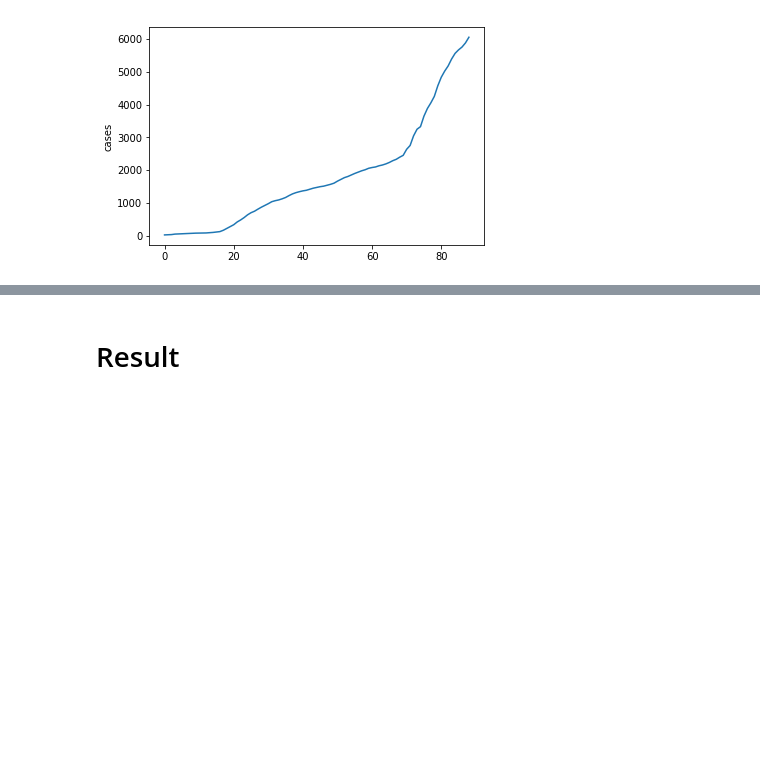
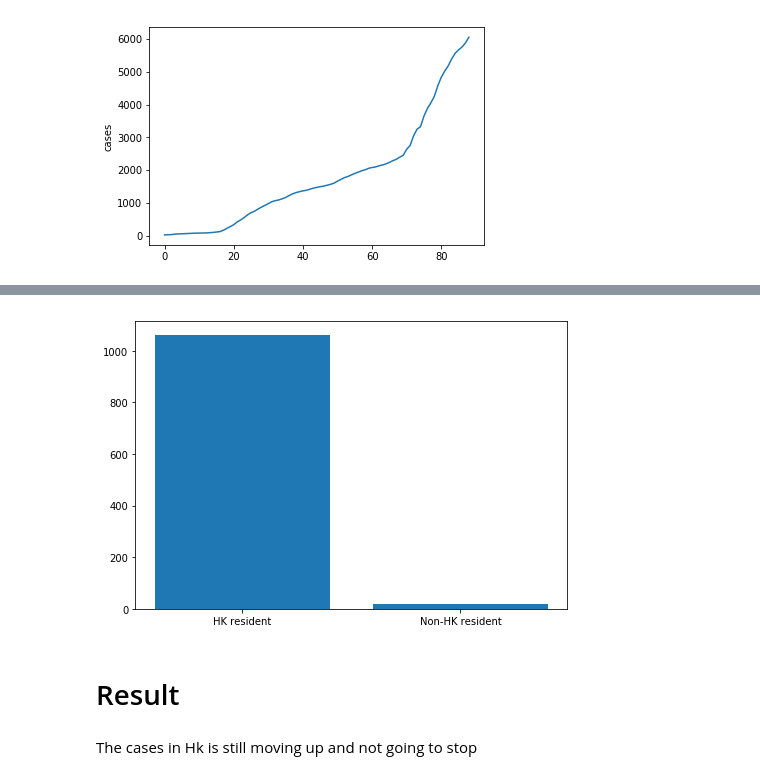
Before and after one commit to cenzwong/Coursera_IBM_AI_ENG, a Jupyter notebook: Capstone.ipynb, the cells around one changed output, grey strips where cells are left out. Saved outputs shown, nothing was run; the diff lists cells and outputs as text; code cells hidden in the pictures; blank space fills up the shorter version.

```diff
--- a/Capstone.ipynb
+++ b/Capstone.ipynb
@@ -238,0 +250,17 @@ plt.show()
+# %%
+# fig = plt.figure()
+# ax = fig.add_axes([0,0,1,1])
+# Sex = ['Male', 'Female']
+# count = [df_cases_covid19_hk[df_cases_covid19_hk["Gender"] == "M"]["Gender"].count(),df_cases_covid19_hk[df_cases_covid19_hk["Gender"] == "F"]["Gender"].count()]
+# ax.bar(Sex,count)
+# plt.show()
+# df_cases_covid19_hk[df_cases_covid19_hk["Gender"] == "M"].head()    # selecting all Male out
+df_Resident = df_cases_covid19_hk["HK/Non-HK resident"].value_counts().to_frame().transpose()
+
+fig = plt.figure()
+ax = fig.add_axes([0,0,1,1])
+count = df_Resident.transpose()["HK/Non-HK resident"].to_list()
+ax.bar(df_Resident.keys(),count)
+plt.show()
+# %% [output]
+[figure, added]
@@ -239,2 +275,4 @@ plt.show()
 # %% [markdown]
 # Result
+# %% [markdown]
+The cases in Hk is still moving up and not going to stop
```
Also changed, not shown: parts of 2 cells of this notebook.
